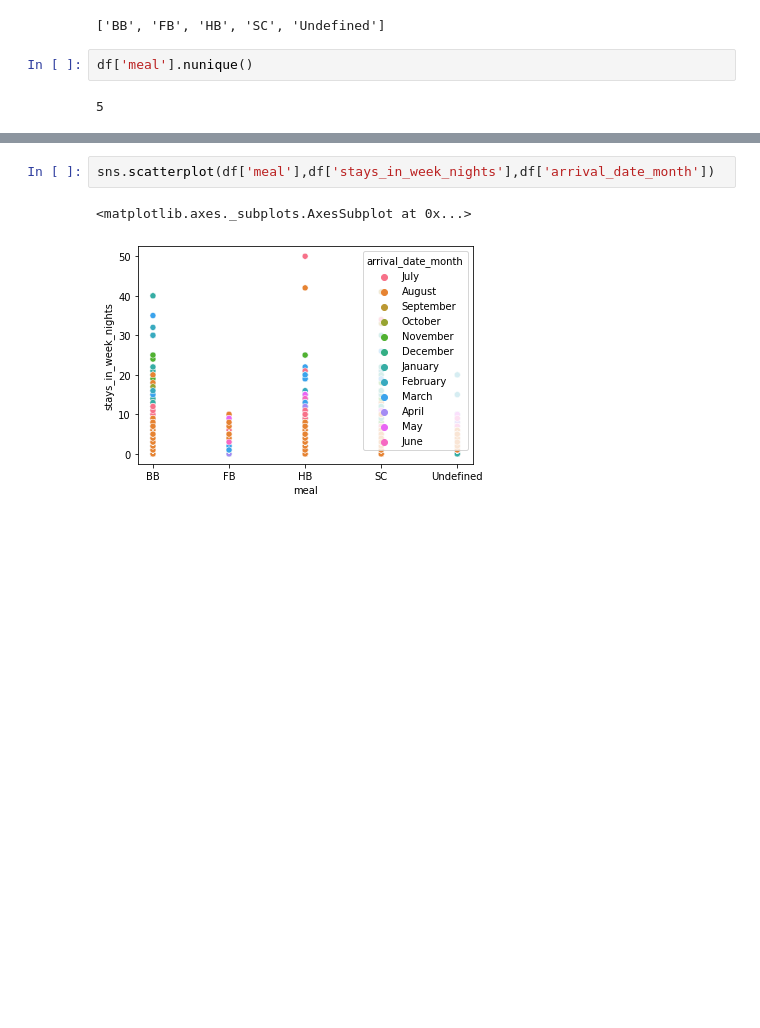
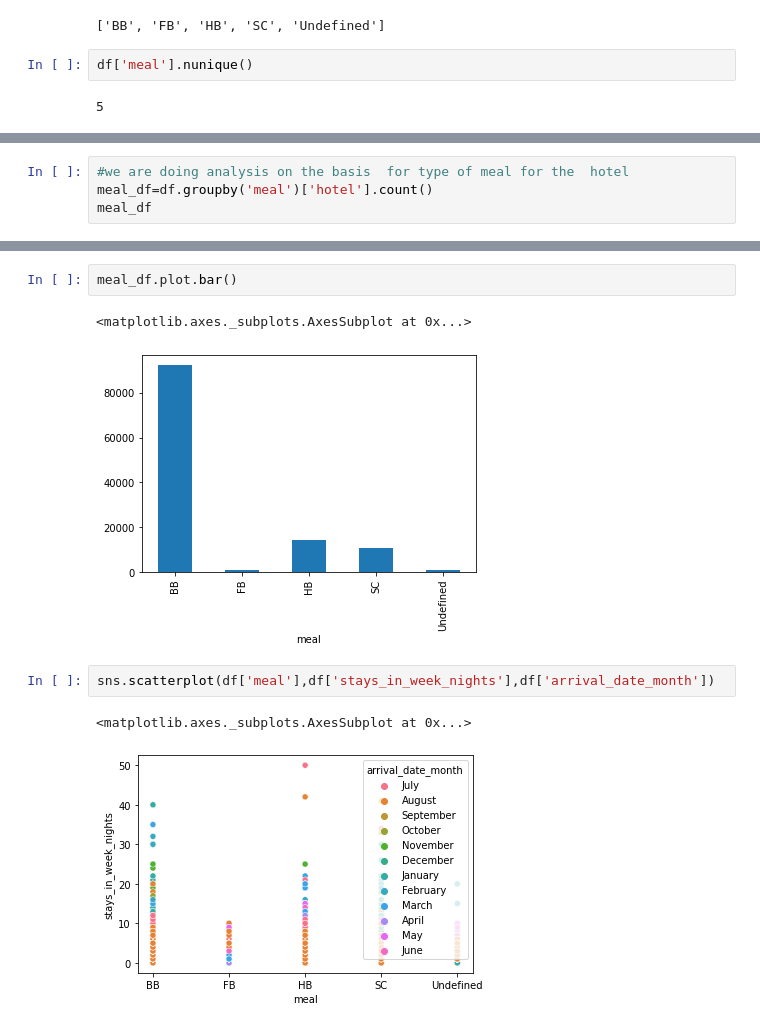
Before and after one commit to jacksparrow121/Hotel-Booking-Analysis, a Jupyter notebook: Hotel_Booking_Analysis_Capstone_Project.ipynb, the cells around one changed output, grey strips where cells are left out. Drawn from its saved outputs; the diff is of its cells as text; blank space fills up the shorter version.

```diff
--- a/Hotel_Booking_Analysis_Capstone_Project.ipynb
+++ b/Hotel_Booking_Analysis_Capstone_Project.ipynb
@@ -594,3 +643,7 @@ meal_df
 | SC | 10650 | 10650 | 10650 | 10650 | 10650 | 10650 | ... |
 | Undefined | 1169 | 1169 | 1169 | 1169 | 1169 | 1169 | ... |
 5 rows × 31 columns
+# %%
+#we are doing analysis on the basis  for type of meal for the  hotel
+meal_df=df.groupby('meal')['hotel'].count()
+meal_df
@@ -597,3 +665,8 @@ meal_df
+# %%
+meal_df.plot.bar()
+# %% [output]
+<matplotlib.axes._subplots.AxesSubplot at 0x...>
+[figure, added]
 # %%
 sns.scatterplot(df['meal'],df['stays_in_week_nights'],df['arrival_date_month'])
 # %% [output]
```
Also changed, not shown: parts of 8 cells of this notebook.
